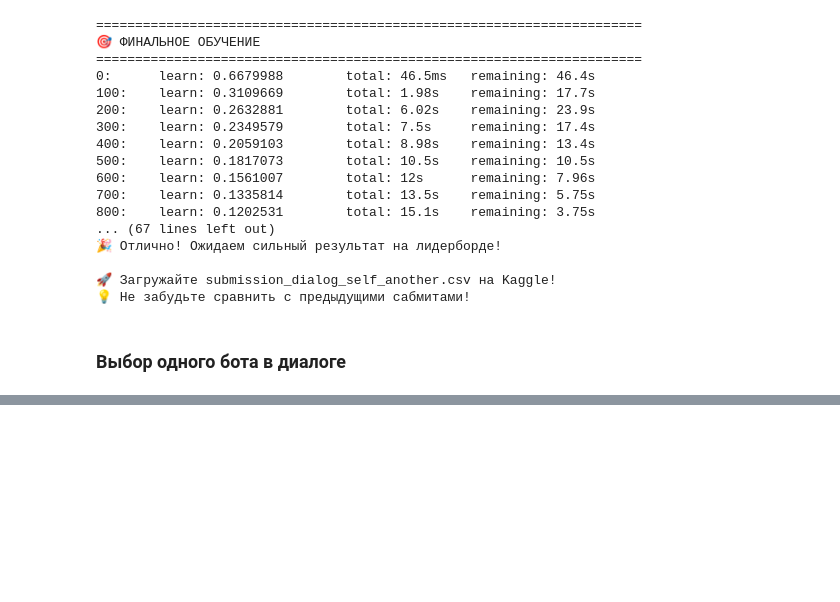
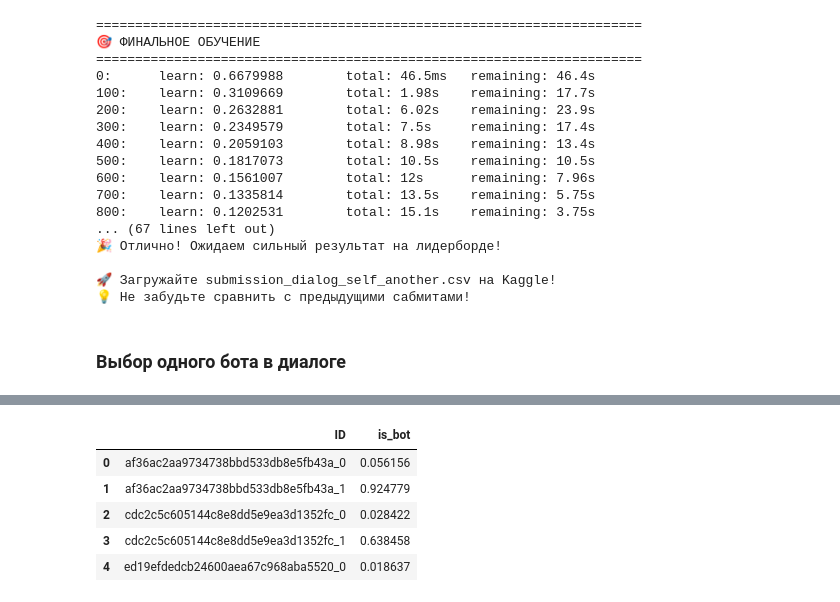
Before and after one commit to skytecat/YouAreBot, a Jupyter notebook: YouAreBot.ipynb, the cells around one changed output, grey strips where cells are left out. Saved outputs shown, nothing was run; the diff lists cells and outputs as text; code cells hidden in the pictures; blank space fills up the shorter version.

```diff
--- a/YouAreBot.ipynb
+++ b/YouAreBot.ipynb
@@ -8982,0 +9979,12 @@ print(f"💡 Не забудьте сравнить с предыдущими с
+# %%
+import pandas as pd
+df = pd.read_csv('submission_dialog_self_another_2.csv')
+# %%
+df.head(5)
+# %% [output]
+|  | ID | is_bot |
+| 0 | af36ac2aa9734738bbd533db8e5fb43a_0 | 0.056156 |
+| 1 | af36ac2aa9734738bbd533db8e5fb43a_1 | 0.924779 |
+| 2 | cdc2c5c605144c8e8dd5e9ea3d1352fc_0 | 0.028422 |
+| 3 | cdc2c5c605144c8e8dd5e9ea3d1352fc_1 | 0.638458 |
+| 4 | ed19efdedcb24600aea67c968aba5520_0 | 0.018637 |
```
Also changed, not shown: parts of 16 cells of this notebook.
